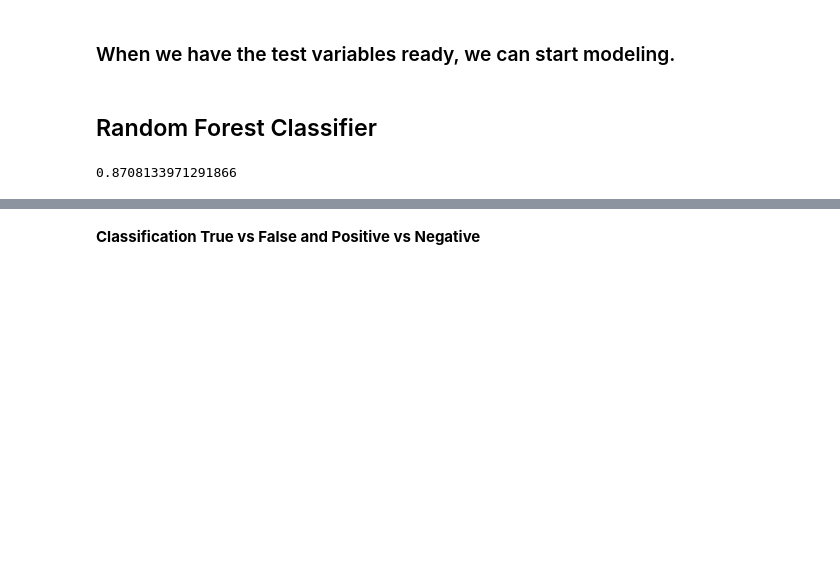
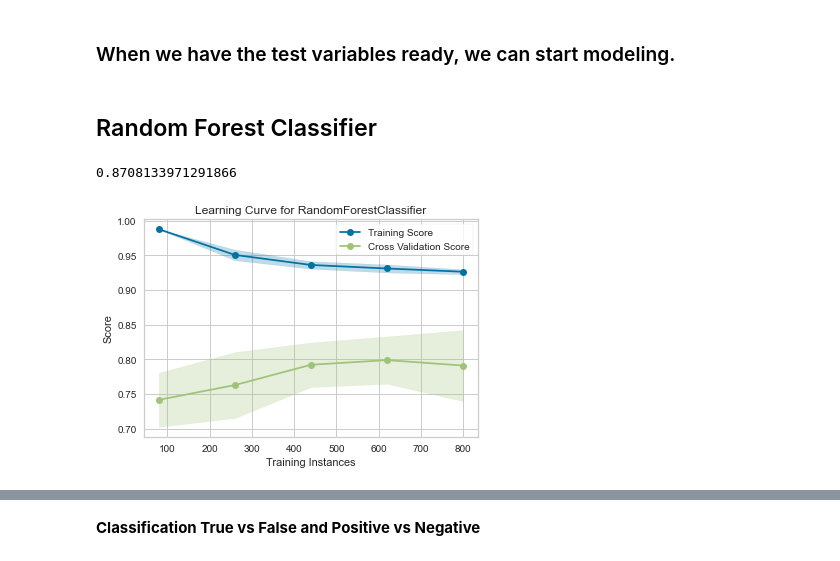
Before and after one commit to Krystiankr/Machine-Learning-Titanic, a Jupyter notebook: Kaggle.ipynb, the cells around one changed output, grey strips where cells are left out. Drawn from its saved outputs; the diff is of its cells as text; code cells hidden in the pictures; blank space fills up the shorter version.

```diff
--- a/Kaggle.ipynb
+++ b/Kaggle.ipynb
@@ -244,7 +246,16 @@ from sklearn.ensemble import RandomForestClassifier
 
 random_forest = RandomForestClassifier(n_estimators=100, random_state=42)
 random_forest = random_forest.fit(X_train, y_train)
+score = random_forest.score(X_test, y_test)
+models["random_forest"] = score
+score
+# %% [output]
+0.8708133971291866
-# %%
-random_forest.score(X_test, y_test)
-# %% [output]
-0.8708133971291866
+# %%
+from yellowbrick.model_selection import LearningCurve
+fig, ax = plt.subplots(figsize=(6, 4))
+lc3_viz = LearningCurve( RandomForestClassifier(n_estimators=100, random_state=42), cv=10)
+lc3_viz.fit(X_train, y_train)
+_ = lc3_viz.poof()
+# %% [output]
+[figure, added]
```
Also changed, not shown: parts of 45 cells of this notebook.
